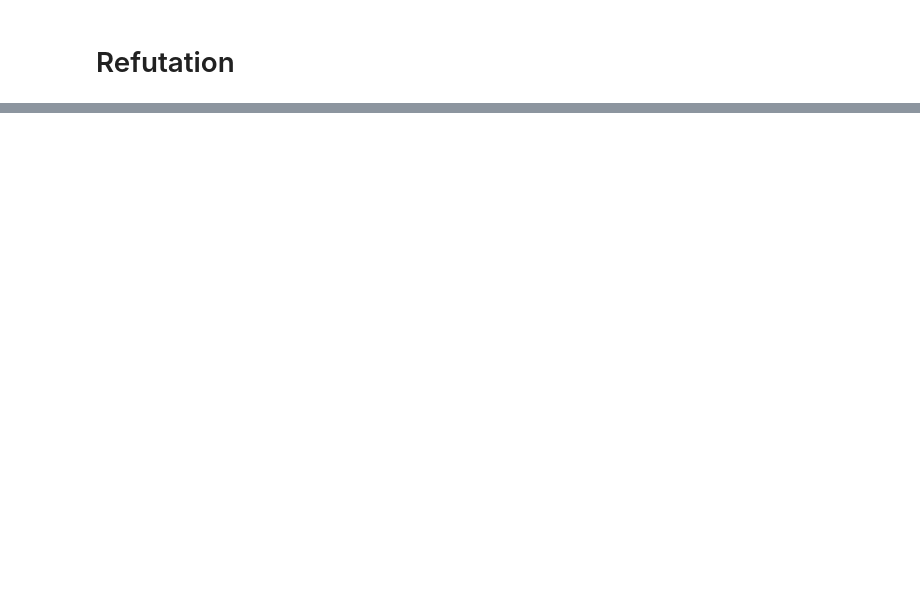
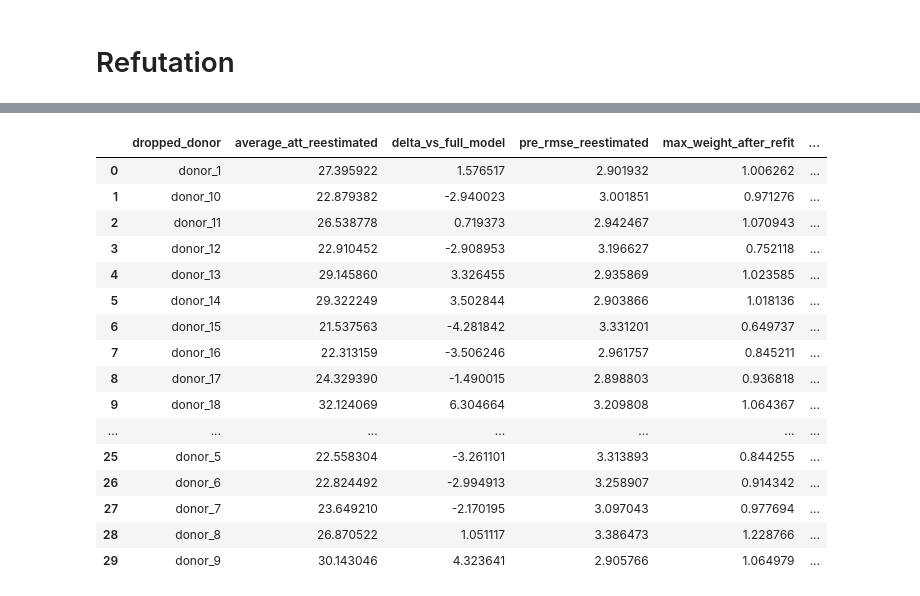
Before and after one commit to IoannMartynov/Causalis, a Jupyter notebook: notebooks/scenarios/synthetic_control.ipynb, the cells around one changed output, grey strips where cells are left out. Saved outputs shown, nothing was run; the diff lists cells and outputs as text; code cells hidden in the pictures; blank space fills up the shorter version.

```diff
--- a/notebooks/scenarios/synthetic_control.ipynb
+++ b/notebooks/scenarios/synthetic_control.ipynb
@@ -67,7 +75,8 @@ from causalis.scenarios.synthetic_control import AugmentedSyntheticControl
 model = AugmentedSyntheticControl(
     lambda_aug=5,
     conformal_grid_scale_mult=12,
-    conformal_grid_size=801
+    conformal_grid_size=101
+
 ).fit(paneldata)
 result = model.estimate()
 # %%
@@ -110,0 +109,6 @@ Freq: M, Name: p_value_by_time, dtype: float64
+# %%
+run_placebo_tests(result, paneldata, model_kwargs={
+    "conformal_grid_size":31,
+    "average_att_n_folds": 2
+},
+                  )
@@ -111,3 +133,23 @@ Freq: M, Name: p_value_by_time, dtype: float64
+# %%
+leave_one_donor_out_sensitivity(result, paneldata)
+# %% [output]
+|  | dropped_donor | average_att_reestimated | delta_vs_full_model | pre_rmse_reestimated | max_weight_after_refit | ... |
+| 0 | donor_1 | 27.395922 | 1.576517 | 2.901932 | 1.006262 | ... |
+| 1 | donor_10 | 22.879382 | -2.940023 | 3.001851 | 0.971276 | ... |
+| 2 | donor_11 | 26.538778 | 0.719373 | 2.942467 | 1.070943 | ... |
+| 3 | donor_12 | 22.910452 | -2.908953 | 3.196627 | 0.752118 | ... |
+| 4 | donor_13 | 29.145860 | 3.326455 | 2.935869 | 1.023585 | ... |
+| 5 | donor_14 | 29.322249 | 3.502844 | 2.903866 | 1.018136 | ... |
+| 6 | donor_15 | 21.537563 | -4.281842 | 3.331201 | 0.649737 | ... |
+| 7 | donor_16 | 22.313159 | -3.506246 | 2.961757 | 0.845211 | ... |
+| 8 | donor_17 | 24.329390 | -1.490015 | 2.898803 | 0.936818 | ... |
+| 9 | donor_18 | 32.124069 | 6.304664 | 3.209808 | 1.064367 | ... |
+| ... | ... | ... | ... | ... | ... | ... |
+| 25 | donor_5 | 22.558304 | -3.261101 | 3.313893 | 0.844255 | ... |
+| 26 | donor_6 | 22.824492 | -2.994913 | 3.258907 | 0.914342 | ... |
+| 27 | donor_7 | 23.649210 | -2.170195 | 3.097043 | 0.977694 | ... |
+| 28 | donor_8 | 26.870522 | 1.051117 | 3.386473 | 1.228766 | ... |
+| 29 | donor_9 | 30.143046 | 4.323641 | 2.905766 | 1.064979 | ... |
 # %%
 from causalis.scenarios.synthetic_control.refutation import run_scm_diagnostics
 
```
Also changed, not shown: parts of 18 cells of this notebook, 24 other files.
